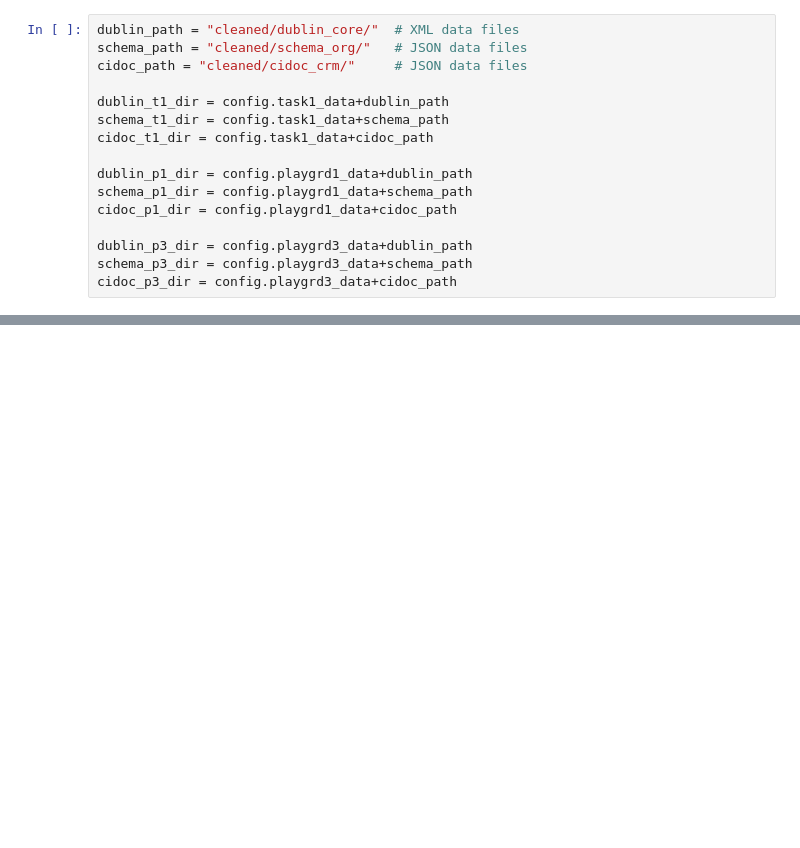
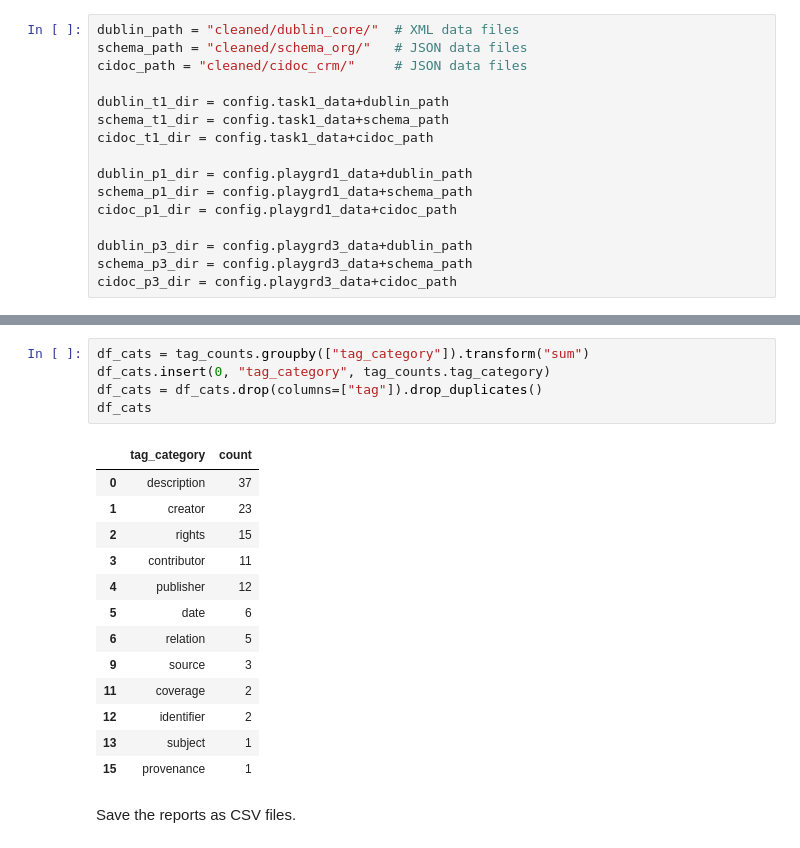
Before and after one commit to thegoose20/lada-eval, a Jupyter notebook: evaluation-completeness.ipynb, the cells around one changed output, grey strips where cells are left out. Cells and saved outputs as stored; diff of their text form; blank space fills up the shorter version.

```diff
--- a/evaluation-completeness.ipynb
+++ b/evaluation-completeness.ipynb
@@ -68,0 +225,21 @@ Check that URLs are well-formed, that they exist, and that they connect to a rel
+# %%
+df_cats = tag_counts.groupby(["tag_category"]).transform("sum")
+df_cats.insert(0, "tag_category", tag_counts.tag_category)
+df_cats = df_cats.drop(columns=["tag"]).drop_duplicates()
+df_cats
+# %% [output]
+|  | tag_category | count |
+| 0 | description | 37 |
+| 1 | creator | 23 |
+| 2 | rights | 15 |
+| 3 | contributor | 11 |
+| 4 | publisher | 12 |
+| 5 | date | 6 |
+| 6 | relation | 5 |
+| 9 | source | 3 |
+| 11 | coverage | 2 |
+| 12 | identifier | 2 |
+| 13 | subject | 1 |
+| 15 | provenance | 1 |
+# %% [markdown]
+Save the reports as CSV files.
```
Also changed, not shown: parts of 30 cells of this notebook.
